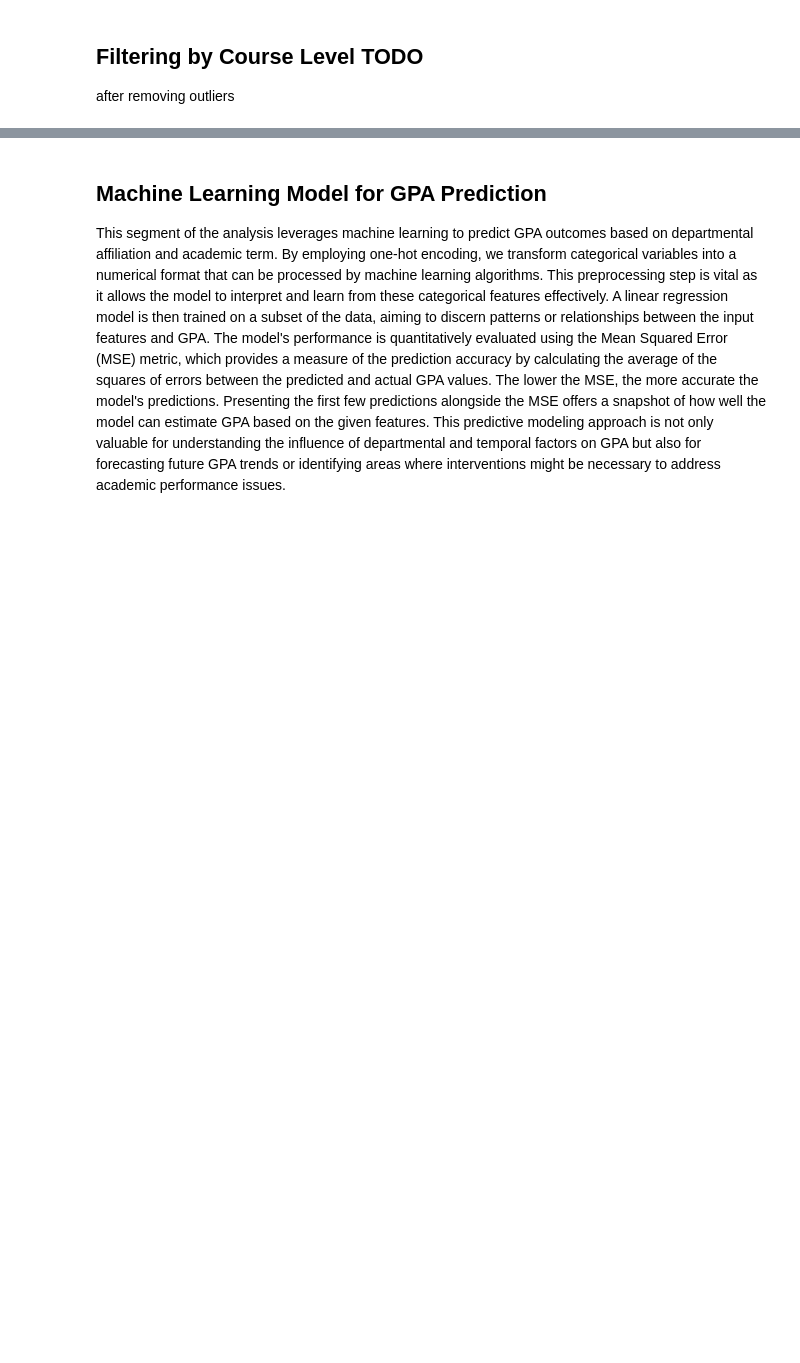
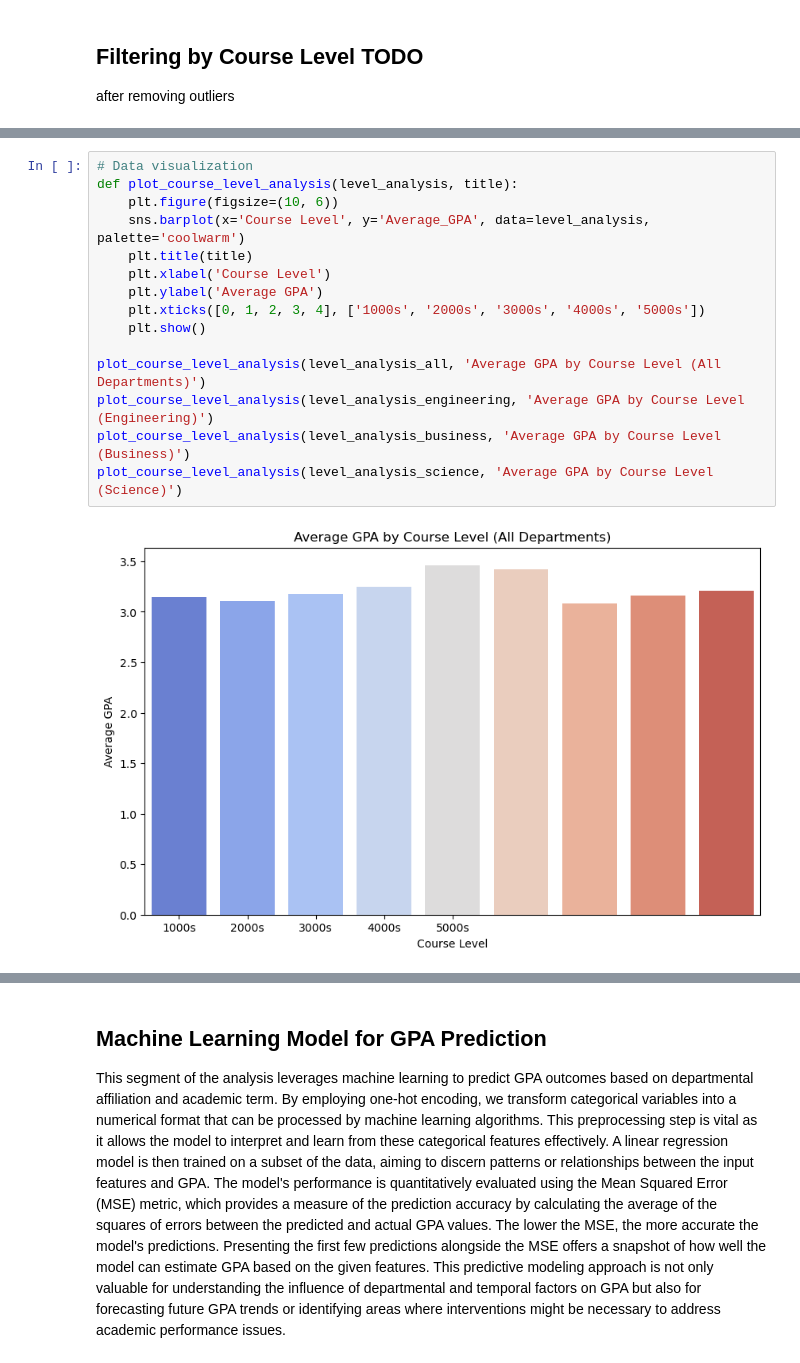
Before and after one commit to rudyp3/CS4824-ML-Project, a Jupyter notebook: ML_Project.ipynb, the cells around one changed output, grey strips where cells are left out. Drawn from its saved outputs; the diff is of its cells as text; blank space fills up the shorter version.

Commit message:
added action items and filtered by course level

```diff
--- a/ML_Project.ipynb
+++ b/ML_Project.ipynb
@@ -215,0 +248,17 @@ all_data_2016_2024['College'] = all_data_2016_2024['Subject'].apply(map_subject_
+# %%
+# Data visualization
+def plot_course_level_analysis(level_analysis, title):
+    plt.figure(figsize=(10, 6))
+    sns.barplot(x='Course Level', y='Average_GPA', data=level_analysis, palette='coolwarm')
+    plt.title(title)
+    plt.xlabel('Course Level')
+    plt.ylabel('Average GPA')
+    plt.xticks([0, 1, 2, 3, 4], ['1000s', '2000s', '3000s', '4000s', '5000s'])
+    plt.show()
+
+plot_course_level_analysis(level_analysis_all, 'Average GPA by Course Level (All Departments)')
+plot_course_level_analysis(level_analysis_engineering, 'Average GPA by Course Level (Engineering)')
+plot_course_level_analysis(level_analysis_business, 'Average GPA by Course Level (Business)')
+plot_course_level_analysis(level_analysis_science, 'Average GPA by Course Level (Science)')
+# %% [output]
+[figure, added]
```
Also changed, not shown: parts of 10 cells of this notebook.
